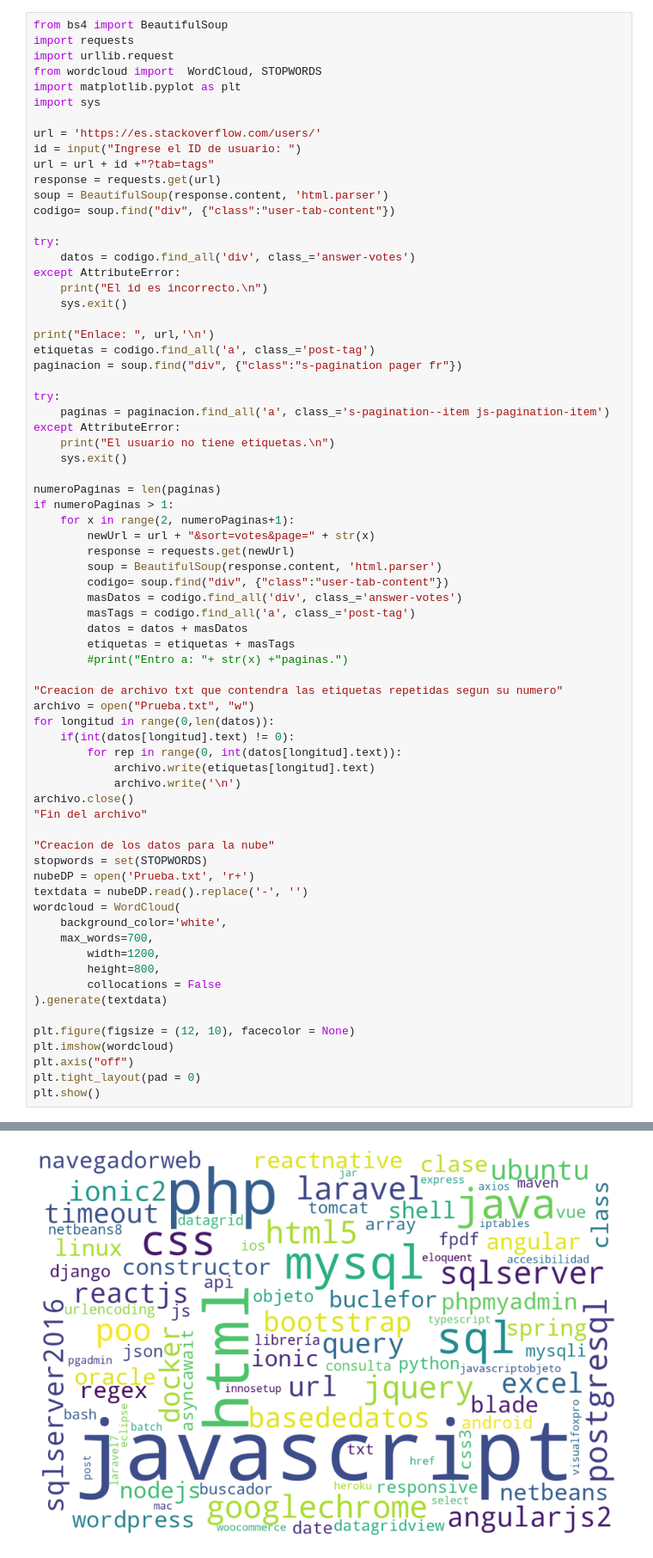
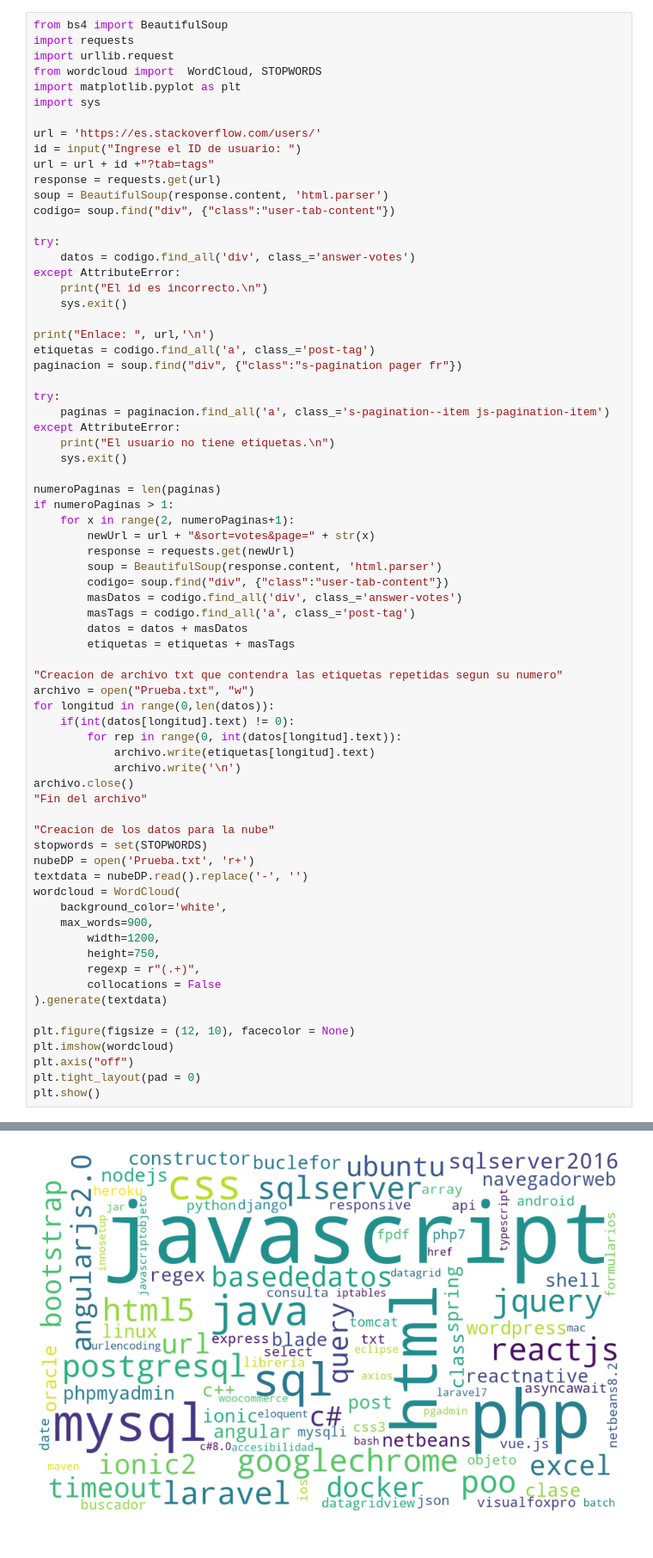
Before and after one commit to aarondav1/Proyecto-nube-de-palabras, a Jupyter notebook: ProyectoNubeDePalabras.ipynb, the cells around one changed output, grey strips where cells are left out. Shown: that part at 86% size. Saved outputs shown, nothing was run; the diff lists cells and outputs as text.

```diff
--- a/ProyectoNubeDePalabras.ipynb
+++ b/ProyectoNubeDePalabras.ipynb
@@ -42,36 +42,36 @@ if numeroPaginas > 1:
 		masTags = codigo.find_all('a', class_='post-tag')
 		datos = datos + masDatos
 		etiquetas = etiquetas + masTags
-		#print("Entro a: "+ str(x) +"paginas.")
 
 "Creacion de archivo txt que contendra las etiquetas repetidas segun su numero"
 archivo = open("Prueba.txt", "w")
 for longitud in range(0,len(datos)):
 	if(int(datos[longitud].text) != 0):
 		for rep in range(0, int(datos[longitud].text)):
 			archivo.write(etiquetas[longitud].text)
 			archivo.write('\n')
 archivo.close()
 "Fin del archivo"
 
 "Creacion de los datos para la nube"
 stopwords = set(STOPWORDS)
 nubeDP = open('Prueba.txt', 'r+')
 textdata = nubeDP.read().replace('-', '')
 wordcloud = WordCloud(
     background_color='white',
-    max_words=700,
+    max_words=900,
 		width=1200,
-		height=800,
+		height=750,
+		regexp = r"(.+)",
 		collocations = False
 ).generate(textdata)
 
 plt.figure(figsize = (12, 10), facecolor = None)
 plt.imshow(wordcloud)
 plt.axis("off")
 plt.tight_layout(pad = 0)
 plt.show()
 # %% [output]
 Ingrese el ID de usuario: 32292
 Enlace:  https://es.stackoverflow.com/users/32292?tab=tags
-[figure, old version]
+[figure, new version]
```
Also changed, not shown: parts of 1 cell of this notebook.
